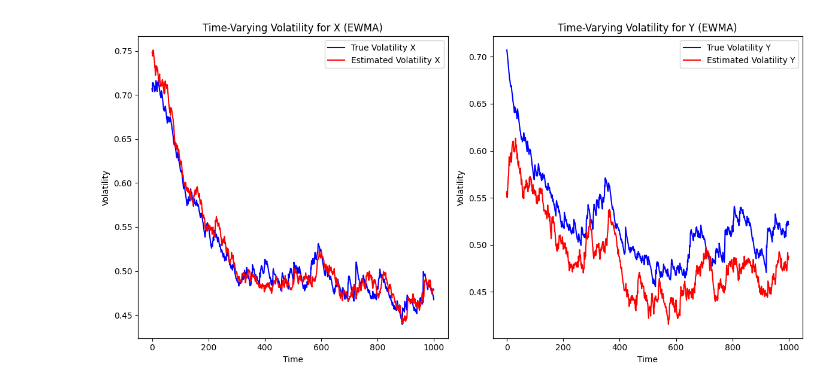
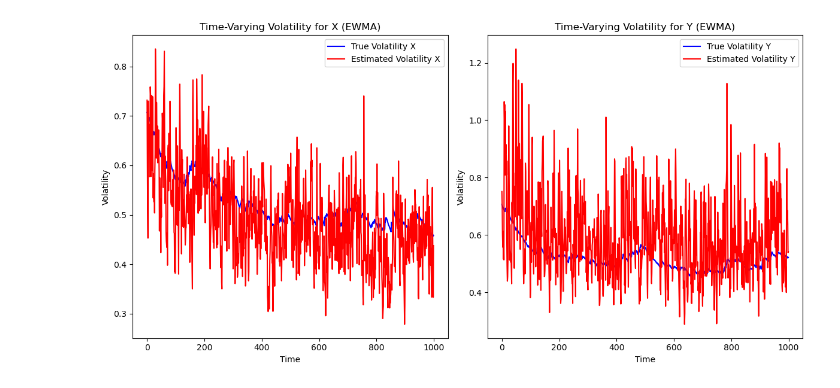
Before and after one commit to smonto2/PTFA, a Jupyter notebook: python_package/src/ppls/example.ipynb, the cells around one changed output. Saved outputs shown, nothing was run; the diff lists cells and outputs as text; code cells hidden in the pictures.

Commit message:
Created classes for stochastic volatility and mixed-frequency estimation with PPLS

```diff
--- a/python_package/src/ppls/example.ipynb
+++ b/python_package/src/ppls/example.ipynb
@@ -1,10 +1,10 @@
 # %%
 import numpy as np
 import matplotlib.pyplot as plt
-from ppls_sv import ProbabilisticPLS  # Import the updated PPLS class
+from ppls import ProbabilisticPLS_StochasticVolatility  # Import the updated PPLS class
 
 # Data generation function with known stochastic volatility
-def generate_synthetic_data(n, p, q, k, lambda_x, lambda_y, rng_seed=42):
+def generate_synthetic_data(n, p, q, k, lambda_x, lambda_y, rng_seed=None):
     rng = np.random.default_rng(rng_seed)
 
     # Generate latent factors (n x k)
@@ -35,43 +35,43 @@ def generate_synthetic_data(n, p, q, k, lambda_x, lambda_y, rng_seed=42):
     return X, Y, P_true, Q_true, sigma_x, sigma_y
 
 # Simulation parameters
-n, p, q, k = 1000, 100, 50, 2
+n, p, q, k = 1000, 10, 5, 2
 lambda_x, lambda_y = 0.99, 0.99  # EWMA smoothing parameters for X and Y
 rng_seed = 42
 
 # Generate synthetic data
-X, Y, P_true, Q_true, true_sigma_x, true_sigma_y = generate_synthetic_data(n, p, q, k, lambda_x, lambda_y)
+X, Y, P_true, Q_true, true_sigma_x, true_sigma_y = generate_synthetic_data(n, p, q, k, lambda_x, lambda_y, rng_seed)
 # %%
 # Create and train the ProbabilisticPLS model with stochastic volatility
-pls_model = ProbabilisticPLS(n_components=k)
+pls_model = ProbabilisticPLS_StochasticVolatility(n_components=k,ewma_lambda_x=0.5,ewma_lambda_y=0.5)
 pls_model.fit(X, Y, standardize=True)
 
 # Fetch the estimated volatilities
-estimated_sigma2_x = pls_model.sigma2_xx  # Estimated time-varying volatility for X (EWMA-based)
-estimated_sigma2_y = pls_model.sigma2_yy  # Estimated time-varying volatility for Y (EWMA-based)
+estimated_sigma2_x = pls_model.sigma2_x  # Estimated time-varying volatility for X (EWMA-based)
+estimated_sigma2_y = pls_model.sigma2_y  # Estimated time-varying volatility for Y (EWMA-based)
 
 # Plot estimated vs true volatilities
 plt.figure(figsize=(12, 6))
 
 # Plot for X
 plt.subplot(1, 2, 1)
 plt.plot(true_sigma_x, label="True Volatility X", color="blue")
 plt.plot(np.sqrt(estimated_sigma2_x), label="Estimated Volatility X", color="red")
 plt.title("Time-Varying Volatility for X (EWMA)")
 plt.xlabel("Time")
 plt.ylabel("Volatility")
 plt.legend()
 
 # Plot for Y
 plt.subplot(1, 2, 2)
 plt.plot(true_sigma_y, label="True Volatility Y", color="blue")
 plt.plot(np.sqrt(estimated_sigma2_y), label="Estimated Volatility Y", color="red")
 plt.title("Time-Varying Volatility for Y (EWMA)")
 plt.xlabel("Time")
 plt.ylabel("Volatility")
 plt.legend()
 
 plt.tight_layout()
 plt.show()
 # %% [output]
-[figure, old version]
+[figure, new version]
```
Also changed, not shown: 2 other files.
